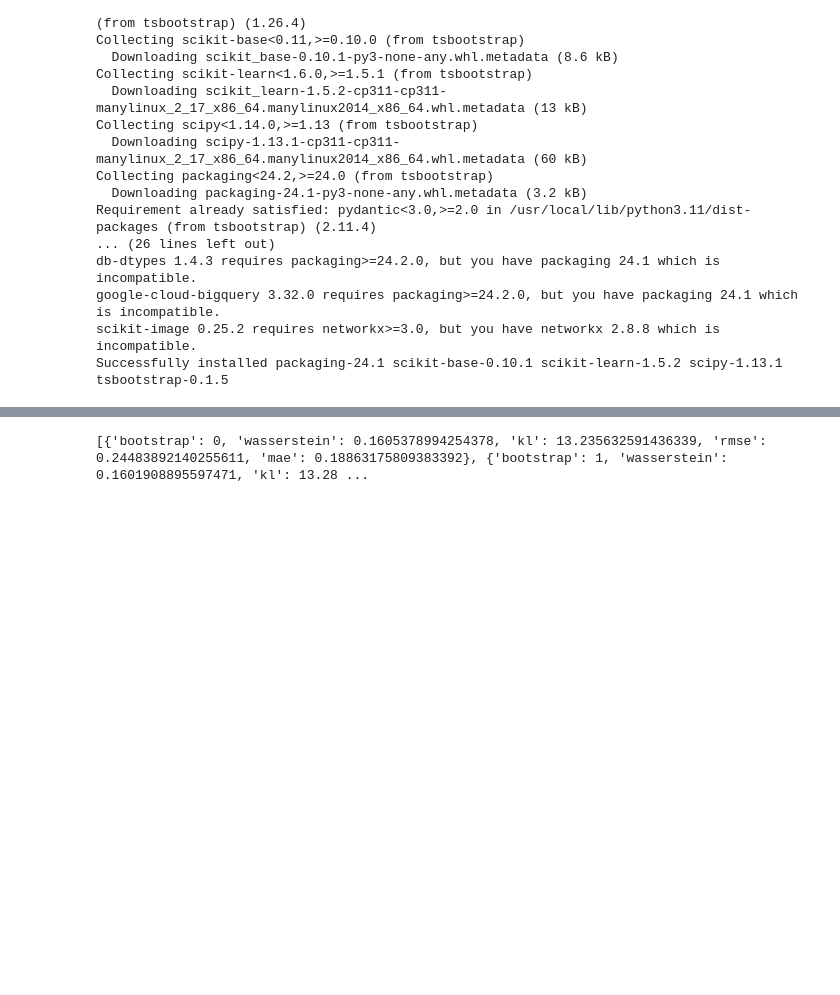
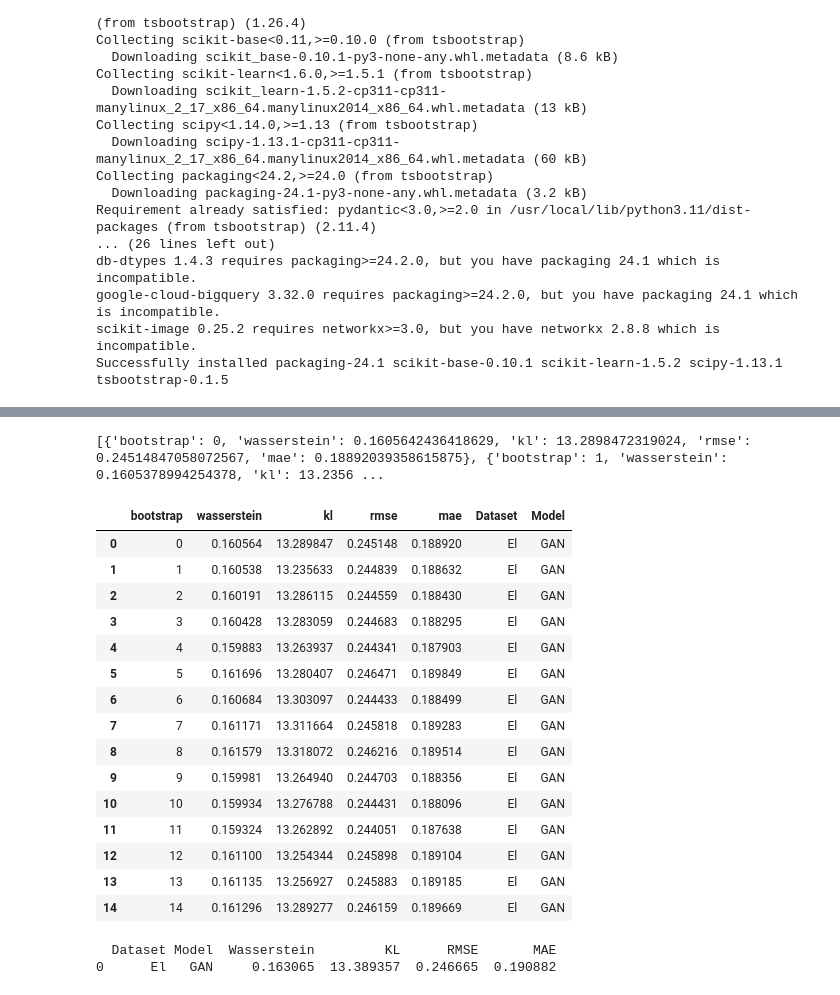
Before and after one commit to pmxfa/sp-shapely, a Jupyter notebook: sp_timegan_electricity.ipynb, the cells around one changed output, grey strips where cells are left out. Drawn from its saved outputs; the diff is of its cells as text; code cells hidden in the pictures; blank space fills up the shorter version.

Commit message:
bootstrap update

```diff
--- a/sp_timegan_electricity.ipynb
+++ b/sp_timegan_electricity.ipynb
@@ -560,7 +560,46 @@ for b_idx, boot_real in enumerate(boot_samples):
 12.663423878933164
 15.1296314143678
 13.516324839145003
-# %%
-print(bootstrap_results)
-# %% [output]
-[{'bootstrap': 0, 'wasserstein': 0.1605378994254378, 'kl': 13.235632591436339, 'rmse': 0.24483892140255611, 'mae': 0.18863175809383392}, {'bootstrap': 1, 'wasserstein': 0.1601908895597471, 'kl': 13.28 ...
+# %%
+print(bootstrap_results)
+
+# Assuming bootstrap_results is your list of dicts
+df_results = pd.DataFrame(bootstrap_results)
+
+df_results['Dataset'] = 'El'
+df_results['Model'] = 'GAN'
+
+df_results
+# %% [output]
+[{'bootstrap': 0, 'wasserstein': 0.1605642436418629, 'kl': 13.2898472319024, 'rmse': 0.24514847058072567, 'mae': 0.18892039358615875}, {'bootstrap': 1, 'wasserstein': 0.1605378994254378, 'kl': 13.2356 ...
+|  | bootstrap | wasserstein | kl | rmse | mae | Dataset | Model |
+| 0 | 0 | 0.160564 | 13.289847 | 0.245148 | 0.188920 | El | GAN |
+| 1 | 1 | 0.160538 | 13.235633 | 0.244839 | 0.188632 | El | GAN |
+| 2 | 2 | 0.160191 | 13.286115 | 0.244559 | 0.188430 | El | GAN |
+| 3 | 3 | 0.160428 | 13.283059 | 0.244683 | 0.188295 | El | GAN |
+| 4 | 4 | 0.159883 | 13.263937 | 0.244341 | 0.187903 | El | GAN |
+| 5 | 5 | 0.161696 | 13.280407 | 0.246471 | 0.189849 | El | GAN |
+| 6 | 6 | 0.160684 | 13.303097 | 0.244433 | 0.188499 | El | GAN |
+| 7 | 7 | 0.161171 | 13.311664 | 0.245818 | 0.189283 | El | GAN |
+| 8 | 8 | 0.161579 | 13.318072 | 0.246216 | 0.189514 | El | GAN |
+| 9 | 9 | 0.159981 | 13.264940 | 0.244703 | 0.188356 | El | GAN |
+| 10 | 10 | 0.159934 | 13.276788 | 0.244431 | 0.188096 | El | GAN |
+| 11 | 11 | 0.159324 | 13.262892 | 0.244051 | 0.187638 | El | GAN |
+| 12 | 12 | 0.161100 | 13.254344 | 0.245898 | 0.189104 | El | GAN |
+| 13 | 13 | 0.161135 | 13.256927 | 0.245883 | 0.189185 | El | GAN |
+| 14 | 14 | 0.161296 | 13.289277 | 0.246159 | 0.189669 | El | GAN |
+# %%
+summary_row = {
+    'Dataset': 'El',
+    'Model': 'GAN',
+    'Wasserstein': df_results['wasserstein'].mean(),
+    'KL': df_results['kl'].mean(),
+    'RMSE': df_results['rmse'].mean(),
+    'MAE': df_results['mae'].mean()
+}
+
+df_summary = pd.DataFrame([summary_row])
+print(df_summary)
+# %% [output]
+  Dataset Model  Wasserstein         KL      RMSE       MAE
+0      El   GAN     0.163065  13.389357  0.246665  0.190882
```
Also changed, not shown: parts of 1 cell of this notebook.
